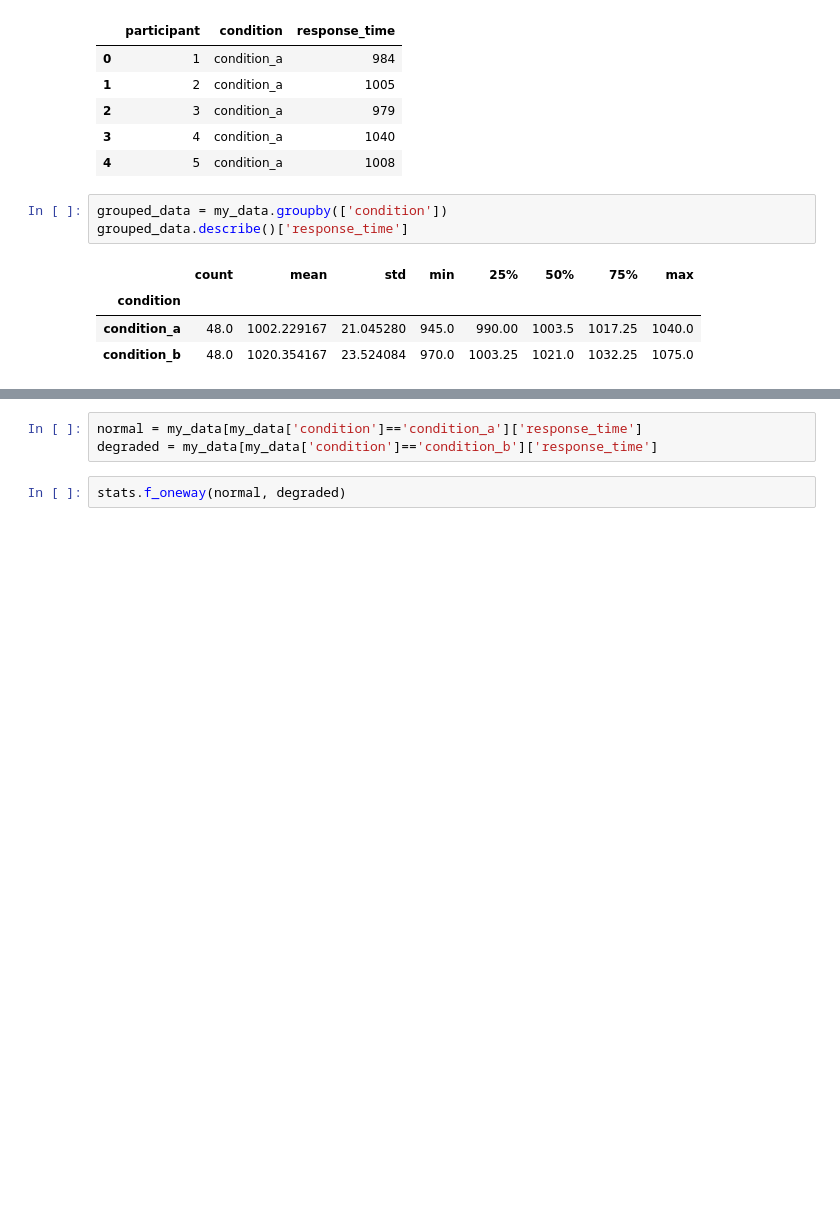
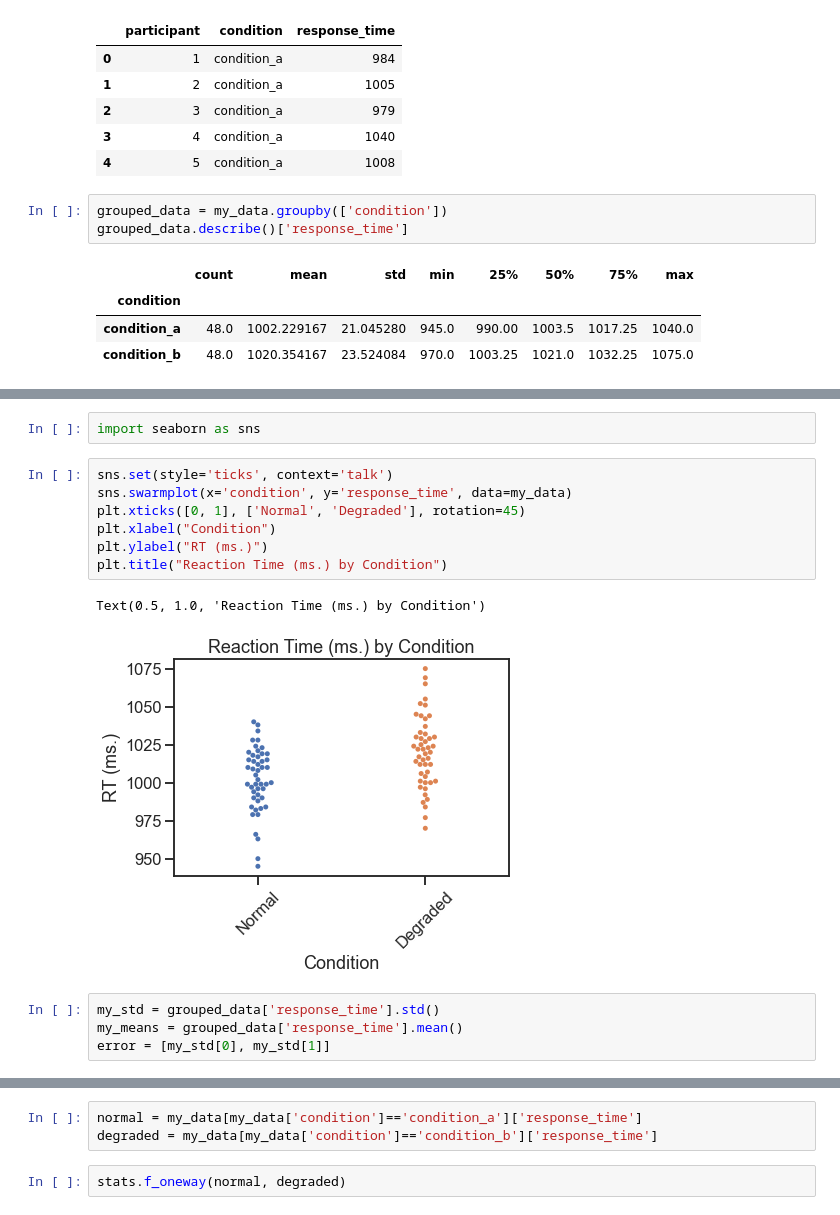
Before and after one commit to ajstewartlang/my_python_repo, a Jupyter notebook: week_3_tasks.ipynb, the cells around one changed output, grey strips where cells are left out. Cells and saved outputs as stored; diff of their text form; blank space fills up the shorter version.

```diff
--- a/week_3_tasks.ipynb
+++ b/week_3_tasks.ipynb
@@ -28,0 +42,16 @@ grouped_data.describe()['response_time']
+# %%
+import seaborn as sns
+# %%
+sns.set(style='ticks', context='talk')
+sns.swarmplot(x='condition', y='response_time', data=my_data)
+plt.xticks([0, 1], ['Normal', 'Degraded'], rotation=45)
+plt.xlabel("Condition")
+plt.ylabel("RT (ms.)")
+plt.title("Reaction Time (ms.) by Condition")
+# %% [output]
+Text(0.5, 1.0, 'Reaction Time (ms.) by Condition')
+[figure, added]
+# %%
+my_std = grouped_data['response_time'].std()
+my_means = grouped_data['response_time'].mean()
+error = [my_std[0], my_std[1]]
```
Also changed, not shown: parts of 4 cells of this notebook.
